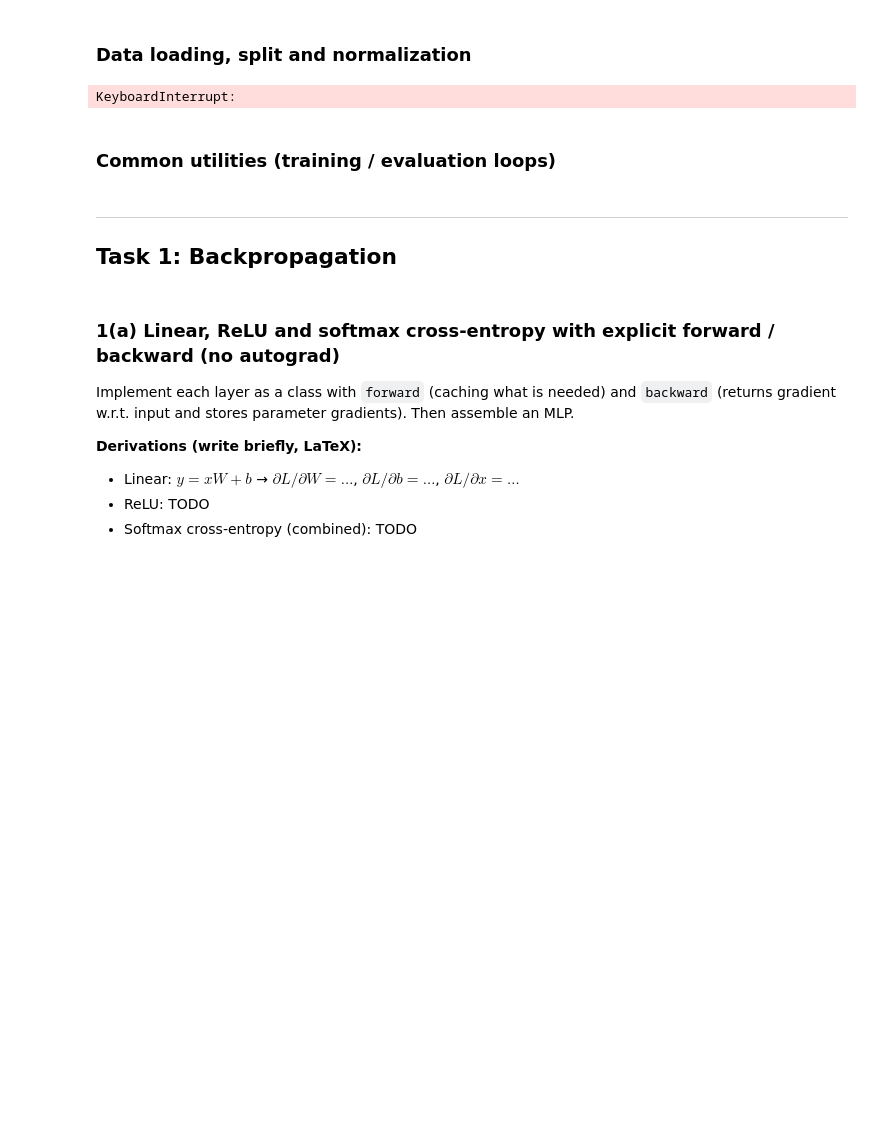
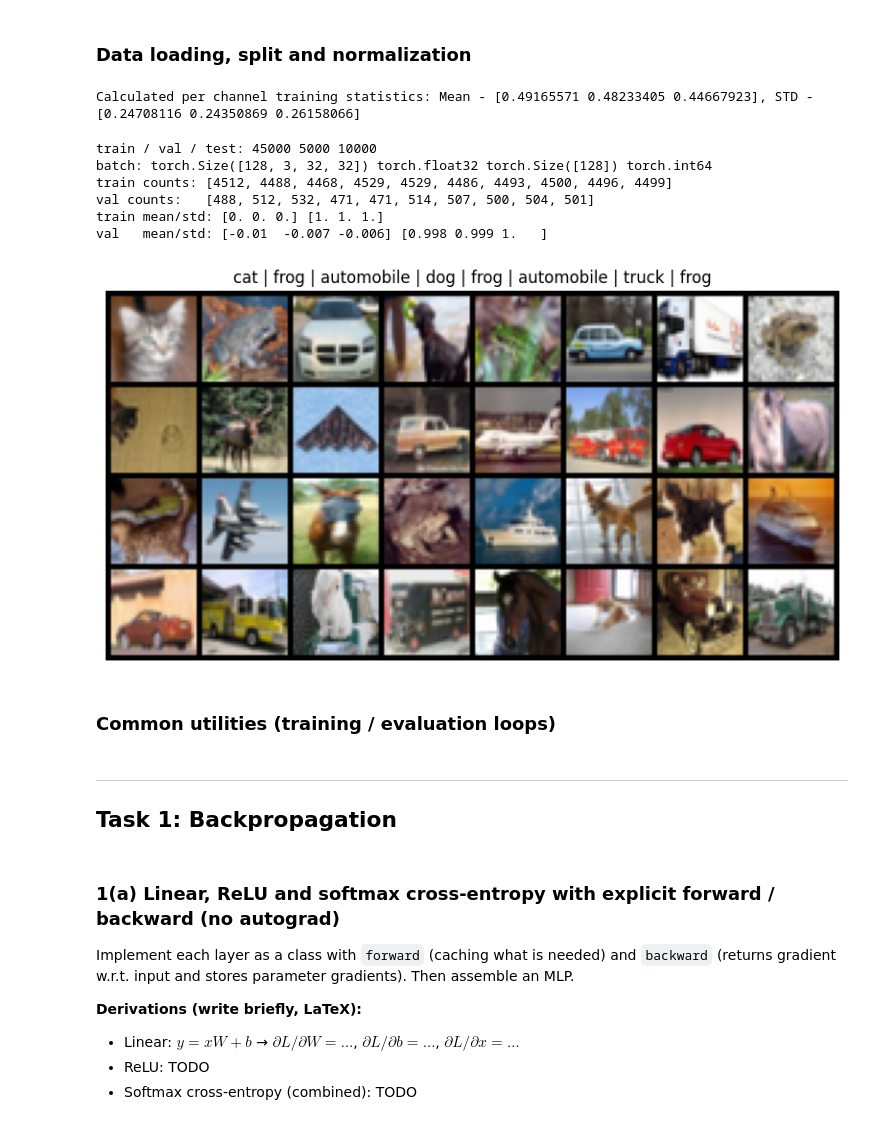
Before and after one commit to Sulojan2027/Vision_Coursework, a Jupyter notebook: Sem07_Deep_Learning_for_Vision/Assignment_2/assignment_2_cnn.ipynb, the cells around one changed output. Drawn from its saved outputs; the diff is of its cells as text; code cells hidden in the pictures; blank space fills up the shorter version.

Commit message:
feat: Added data loading and common utils

```diff
--- a/Sem07_Deep_Learning_for_Vision/Assignment_2/assignment_2_cnn.ipynb
+++ b/Sem07_Deep_Learning_for_Vision/Assignment_2/assignment_2_cnn.ipynb
@@ -40,15 +63,19 @@ set_seed(SEED)
 # %% [markdown]
 ### Data loading, split and normalization
 # %%
-# TODO: Load datasets
-def get_cifar10_splits(root="./data", n_train=45_000, n_val=5_000, seed=SEED):
-    return torchvision.datasets.CIFAR10(root=root, train=True, download=True)
+def get_cifar10_splits(root=DATA, n_train=45_000, n_val=5_000, seed=SEED):
+    full_train = torchvision.datasets.CIFAR10(root=root, train=True, download=False)
+    test_set = torchvision.datasets.CIFAR10(root=root, train=False, download=False)
+    g = torch.Generator().manual_seed(seed)
+    train_set, val_set = random_split(full_train, [n_train, n_val], generator=g)
+    return train_set, val_set, test_set
 
-def compute_channel_stats(train_data: torchvision.datasets.CIFAR10):
-    data = train_data.data / 255.0
-    return data.mean(axis=(0,1,2)), data.std(axis=(0,1,2))
+def compute_channel_stats(train_subset):
+    data = train_subset.dataset.data[train_subset.indices] / 255.0
+    return data.mean(axis=(0, 1, 2)), data.std(axis=(0, 1, 2))
 
-train_data = get_cifar10_splits(root="./data", n_train=45_000, n_val=5_000, seed=SEED)
+train_data, val_data, test_data = get_cifar10_splits()
 mean, std = compute_channel_stats(train_data)
+print(f"Calculated per channel training statistics: Mean - {mean}, STD - {std}")
 # %% [output]
-KeyboardInterrupt:
+Calculated per channel training statistics: Mean - [0.49165571 0.48233405 0.44667923], STD - [0.24708116 0.24350869 0.26158066]
@@ -72,2 +111,35 @@ train_loader = torch.utils.data.DataLoader(
+# %%
+# sizes and shapes
+print("train / val / test:", len(X_train), len(X_val), len(X_test))
+xb, yb = next(iter(train_loader))
+print("batch:", xb.shape, xb.dtype, yb.shape, yb.dtype)
+
+# split is disjoint
+assert set(train_data.indices).isdisjoint(val_data.indices)
+
+# class balance
+print("train counts:", torch.bincount(y_train, minlength=10).tolist())
+print("val counts:  ", torch.bincount(y_val,   minlength=10).tolist())
+
+# normalization: train should be ~0 / ~1; val close to that
+print("train mean/std:", X_train.mean(dim=(0, 2, 3)).numpy().round(3), X_train.std(dim=(0, 2, 3)).numpy().round(3))
+print("val   mean/std:", X_val.mean(dim=(0, 2, 3)).numpy().round(3),   X_val.std(dim=(0, 2, 3)).numpy().round(3))
+
+# sample grid (de-normalize for display)
+imgs = (xb[:32] * STD + MEAN).clamp(0, 1)
+grid = torchvision.utils.make_grid(imgs, nrow=8, padding=2)
+plt.figure(figsize=(10, 5))
+plt.imshow(grid.permute(1, 2, 0))
+plt.title(" | ".join(CLASSES[i] for i in yb[:8]))
+plt.axis("off")
+plt.show()
+# %% [output]
+train / val / test: 45000 5000 10000
+batch: torch.Size([128, 3, 32, 32]) torch.float32 torch.Size([128]) torch.int64
+train counts: [4512, 4488, 4468, 4529, 4529, 4486, 4493, 4500, 4496, 4499]
+val counts:   [488, 512, 532, 471, 471, 514, 507, 500, 504, 501]
+train mean/std: [0. 0. 0.] [1. 1. 1.]
+val   mean/std: [-0.01  -0.007 -0.006] [0.998 0.999 1.   ]
+[figure, added]
 # %% [markdown]
 ### Common utilities (training / evaluation loops)
```
Also changed, not shown: parts of 8 cells of this notebook.
